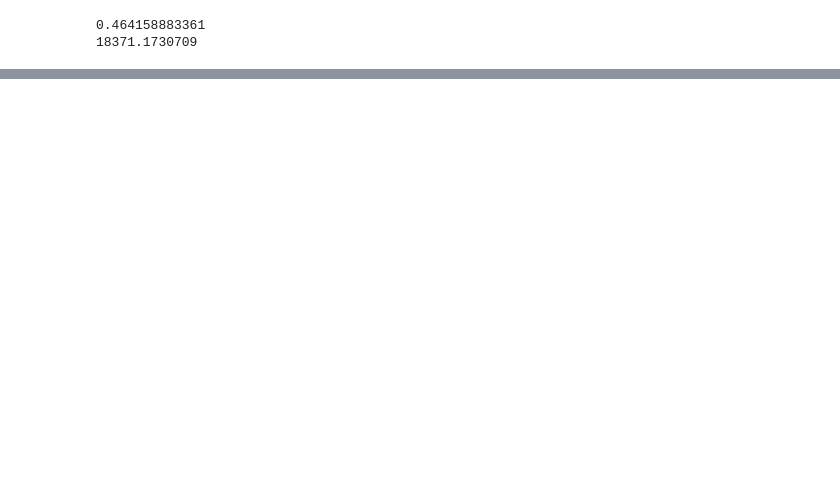
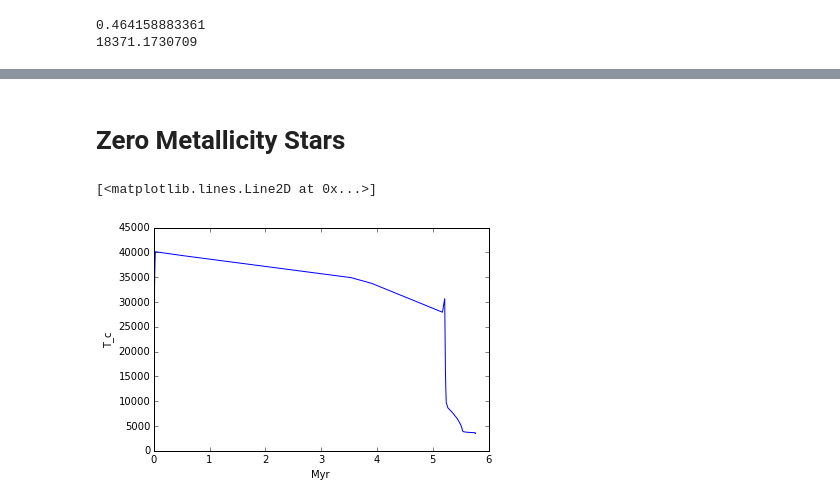
Before and after one commit to avzahn/ph223, a Jupyter notebook: set3/ipynb/set3.ipynb, the cells around one changed output, grey strips where cells are left out. Cells and saved outputs as stored; diff of their text form; code cells hidden in the pictures; blank space fills up the shorter version.

```diff
--- a/set3/ipynb/set3.ipynb
+++ b/set3/ipynb/set3.ipynb
@@ -99,0 +156,29 @@ plot(t,1e-8*T**1.5)
+# %% [markdown]
+# Zero Metallicity Stars
+# %%
+import mesa_reader
+
+l = mesa_reader.MesaLogDir('LOGS_solar')
+# %%
+T_c = []
+rho_c = []
+t = []
+
+# loop over all the profiles saved for the run, and grab
+# the core temperature and density
+for idx in l.profile_numbers:
+
+    data = l.profile_data(profile_number=idx)
+
+    t.append(data.star_age)
+    T_c.append(data.data('T')[0])
+    rho_c.append(data.data('Rho')[0])
+
+t = np.array(t)/1e6
+# %%
+xlabel('Myr')
+ylabel('T_c')
+plot(t,T_c)
+# %% [output]
+[<matplotlib.lines.Line2D at 0x...>]
+[figure, added]
```
Also changed, not shown: parts of 18 cells of this notebook, 30 other files.
